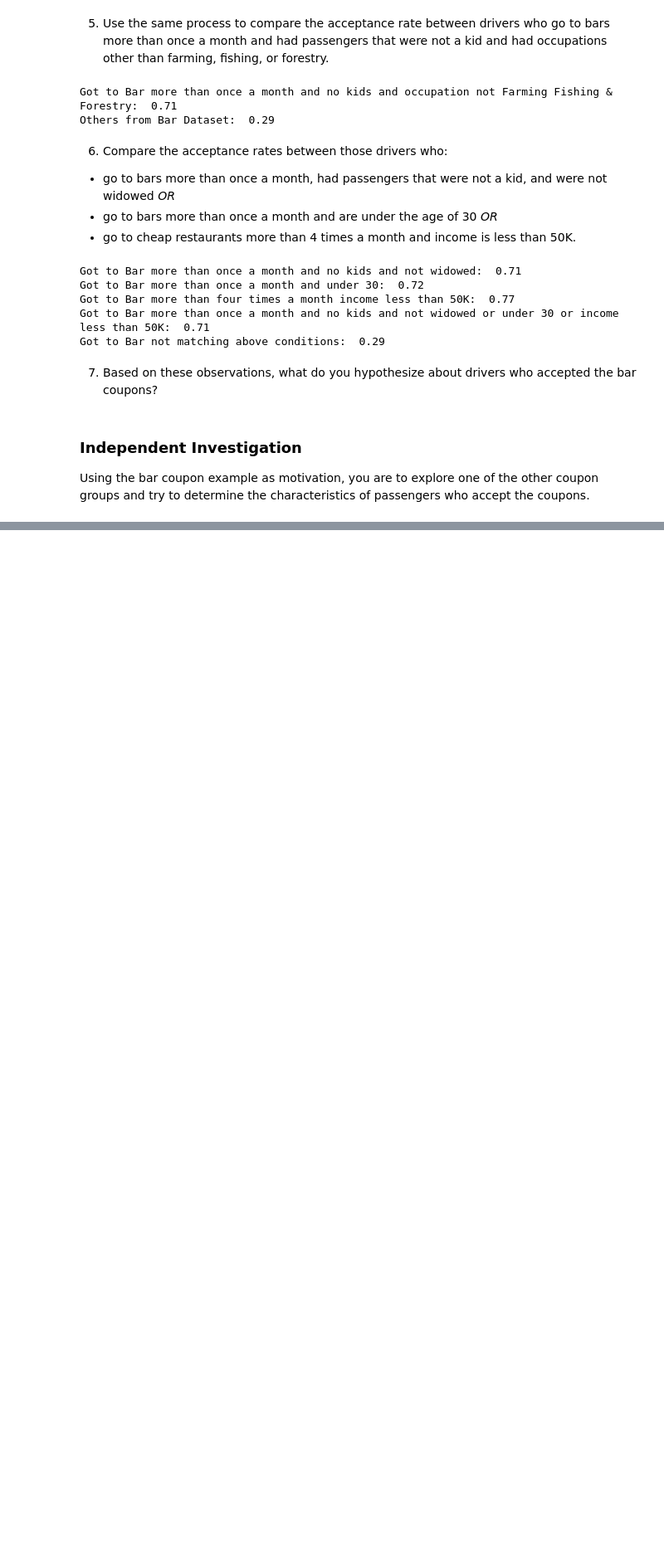
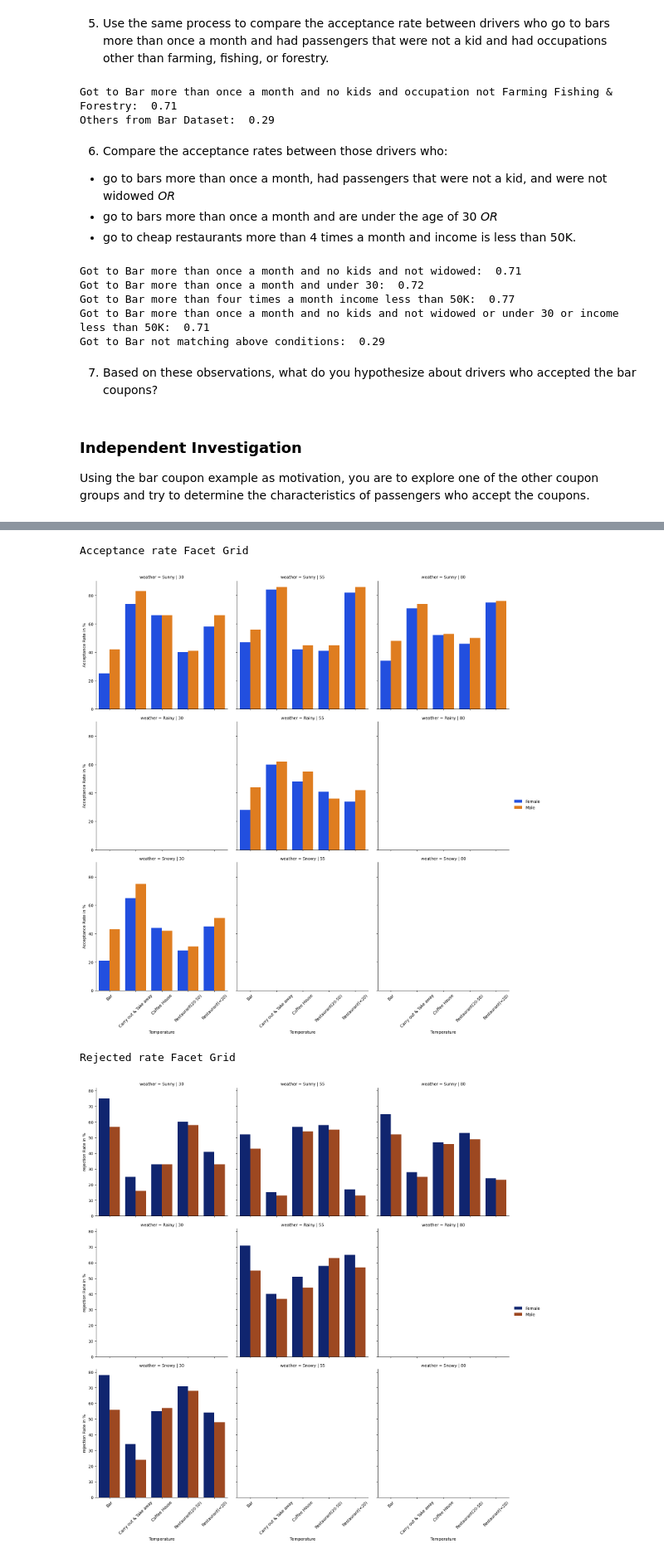
Before and after one commit to ArunKumarGanesan716/UC-B-Assignment-1, a Jupyter notebook: prompt.ipynb, the cells around one changed output, grey strips where cells are left out. Shown at 83% size. Saved outputs shown, nothing was run; the diff lists cells and outputs as text; code cells hidden in the pictures; blank space fills up the shorter version.

```diff
--- a/prompt.ipynb
+++ b/prompt.ipynb
@@ -644,0 +667,69 @@ plt.show()
+# %%
+acceptance_rate_with_coupon = non_habbit_data.groupby(['temperature','gender','weather','coupon'])['Y'].value_counts(normalize=True).unstack().fillna(0)
+acceptance_rate_with_coupon = acceptance_rate_with_coupon.reset_index()
+acceptance_rate_with_coupon.columns = ['temperature','gender','weather','coupon', 'rejected', 'accepted']
+acceptance_rate_with_coupon = acceptance_rate_with_coupon.sort_values(by=['temperature','weather'], ascending=False)
+
+
+acceptance_rate_with_coupon["accepted"] = acceptance_rate_with_coupon["accepted"].apply(lambda x: math.floor(x * 100))
+acceptance_rate_with_coupon["rejected"] = acceptance_rate_with_coupon["rejected"].apply(lambda x: math.floor(x * 100))
+print("Acceptance rate Facet Grid")
+
+gr = sns.FacetGrid(acceptance_rate_with_coupon, row='weather',col='temperature',height=5, aspect=1)
+gr.map_dataframe(sns.barplot, x='coupon', y='accepted',hue='gender',color='blue', palette='bright')
+gr.set_axis_labels('Temperature', 'Acceptance Rate in %')
+gr.set_titles(col_template="{col_name}")
+gr.tick_params(axis='x', rotation=45)
+gr.add_legend()
+plt.show()
+
+print("Rejected rate Facet Grid")
+
+gr = sns.FacetGrid(acceptance_rate_with_coupon, row='weather',col='temperature',height=5, aspect=1)
+gr.map_dataframe(sns.barplot, x='coupon', y='rejected',hue='gender',color='red', palette='dark')
+gr.set_axis_labels('Temperature', 'rejection Rate in %')
+gr.set_titles(col_template="{col_name}")
+gr.tick_params(axis='x', rotation=45)
+gr.add_legend()
+plt.show()
+
+# male vs female coupon acceptance rate variance
+
+acceptance_rate_with_coupon_variance = non_habbit_data.groupby(['temperature','gender','weather','coupon'])['Y'].value_counts(normalize=True).unstack().fillna(0)
+acceptance_rate_with_coupon_variance = acceptance_rate_with_coupon_variance.reset_index()
+acceptance_rate_with_coupon_variance.columns = ['temperature','gender','weather','coupon', 'rejected', 'accepted']
+acceptance_rate_with_coupon_variance = acceptance_rate_with_coupon_variance.sort_values(by=['temperature','weather'], ascending=False)
+
+
+
+varience_df = acceptance_rate_with_coupon_variance.pivot_table(index=['temperature','weather','coupon'], columns ='gender', values=['accepted','rejected'])
+varience_df.columns = ['_'.join(col).strip() for col in varience_df.columns.values]
+varience_df = varience_df.reset_index()
+varience_df['Gender_Variance_Acceptance'] = round((varience_df['accepted_Male'] - varience_df['accepted_Female']).abs(),2)
+varience_df['Gender_Variance_Acceptance'] = varience_df['Gender_Variance_Acceptance'].apply(lambda x: math.floor(x * 100))
+
+varience_df.head(10)
+
+accepted_variance = varience_df[['temperature','weather','coupon','accepted_Female','accepted_Male','Gender_Variance_Acceptance']].sort_values(by=['Gender_Variance_Acceptance'], ascending=False)
+accepted_variance.head(100)
+
+# Acceptance rate variance by gender area chart
+print("Accepted rate variance % by Gender Area Chart")
+px.area(accepted_variance,x='coupon',y='Gender_Variance_Acceptance',facet_row='weather',facet_col='temperature').show()
+
+
+# Acceptance rate variance by gender facet chart
+
+print("Accepted rate variance % by Gender facet Grid")
+gr = sns.FacetGrid(accepted_variance, row='weather',col='temperature',height=5, aspect=1)
+gr.map_dataframe(sns.barplot, x='coupon', y='Gender_Variance_Acceptance', color='skyblue')
+gr.set_axis_labels('Temperature', 'Acceptance Rate in %')
+gr.set_titles(col_template="{col_name}")
+gr.tick_params(axis='x', rotation=45)
+gr.add_legend()
+plt.show()
+# %% [output]
+Acceptance rate Facet Grid
+[figure, added]
+Rejected rate Facet Grid
+[figure, added]
```
Also changed, not shown: parts of 8 cells of this notebook.
